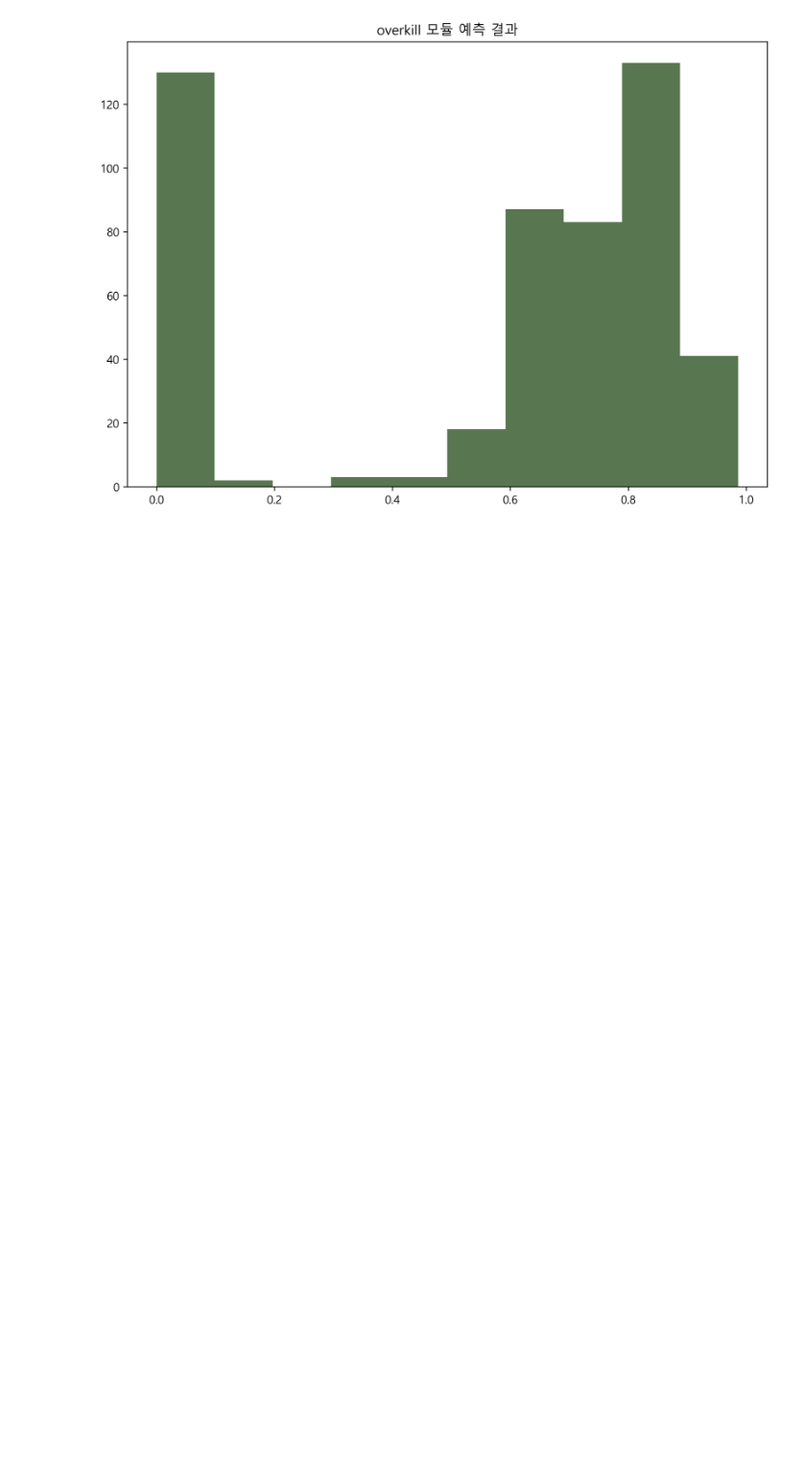
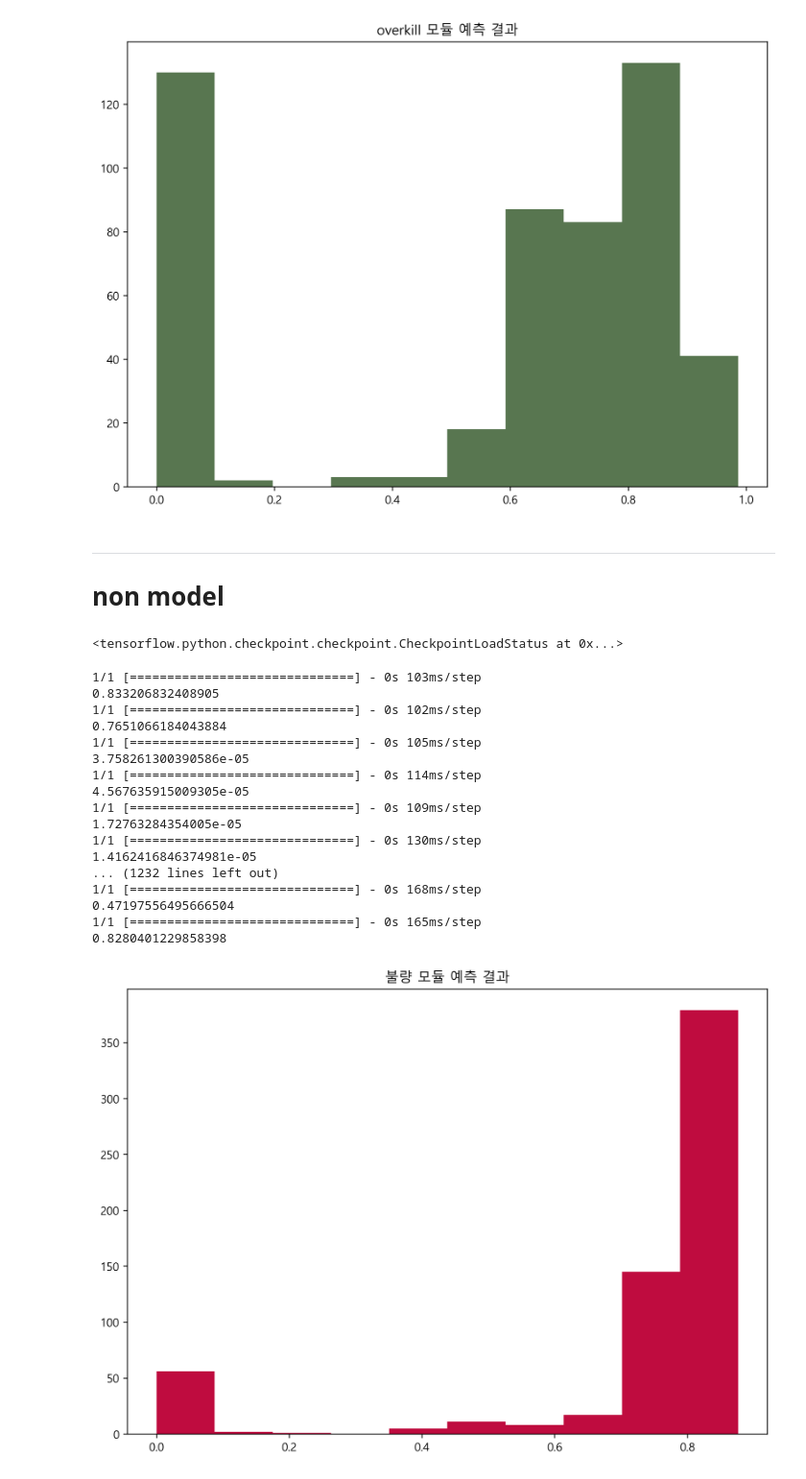
Before and after one commit to knudatascientists/lg-innotek-projects, a Jupyter notebook: cnn_model/predict.ipynb, the cells around one changed output. Shown at 96% size. Cells and saved outputs as stored; diff of their text form; code cells hidden in the pictures; blank space fills up the shorter version.

```diff
--- a/cnn_model/predict.ipynb
+++ b/cnn_model/predict.ipynb
@@ -154,3 +157,37 @@ plt.show()
 1/1 [==============================] - 0s 442ms/step
 7.137237844290212e-05
 [figure]
+# %% [markdown]
+---
+# non model
+# %%
+model_non = ft_model.Model(settings.IMG_SHAPE, False, False)
+model_non.load_weights("../cnn_model/weight/non_base_weight/50")
+# %% [output]
+<tensorflow.python.checkpoint.checkpoint.CheckpointLoadStatus at 0x...>
+# %%
+ng_scores = predict_dir("../image/module/true_ng", model_non)
+
+plt.figure(figsize=(10, 7), dpi=300)
+plt.hist(ng_scores, color="#BF0C3F")
+plt.title("불량 모듈 예측 결과")
+plt.show()
+# %% [output]
+1/1 [==============================] - 0s 103ms/step
+0.833206832408905
+1/1 [==============================] - 0s 102ms/step
+0.7651066184043884
+1/1 [==============================] - 0s 105ms/step
+3.758261300390586e-05
+1/1 [==============================] - 0s 114ms/step
+4.567635915009305e-05
+1/1 [==============================] - 0s 109ms/step
+1.72763284354005e-05
+1/1 [==============================] - 0s 130ms/step
+1.4162416846374981e-05
+... (1232 lines left out)
+1/1 [==============================] - 0s 168ms/step
+0.47197556495666504
+1/1 [==============================] - 0s 165ms/step
+0.8280401229858398
+[figure, added]
```
Also changed, not shown: parts of 3 cells of this notebook.
